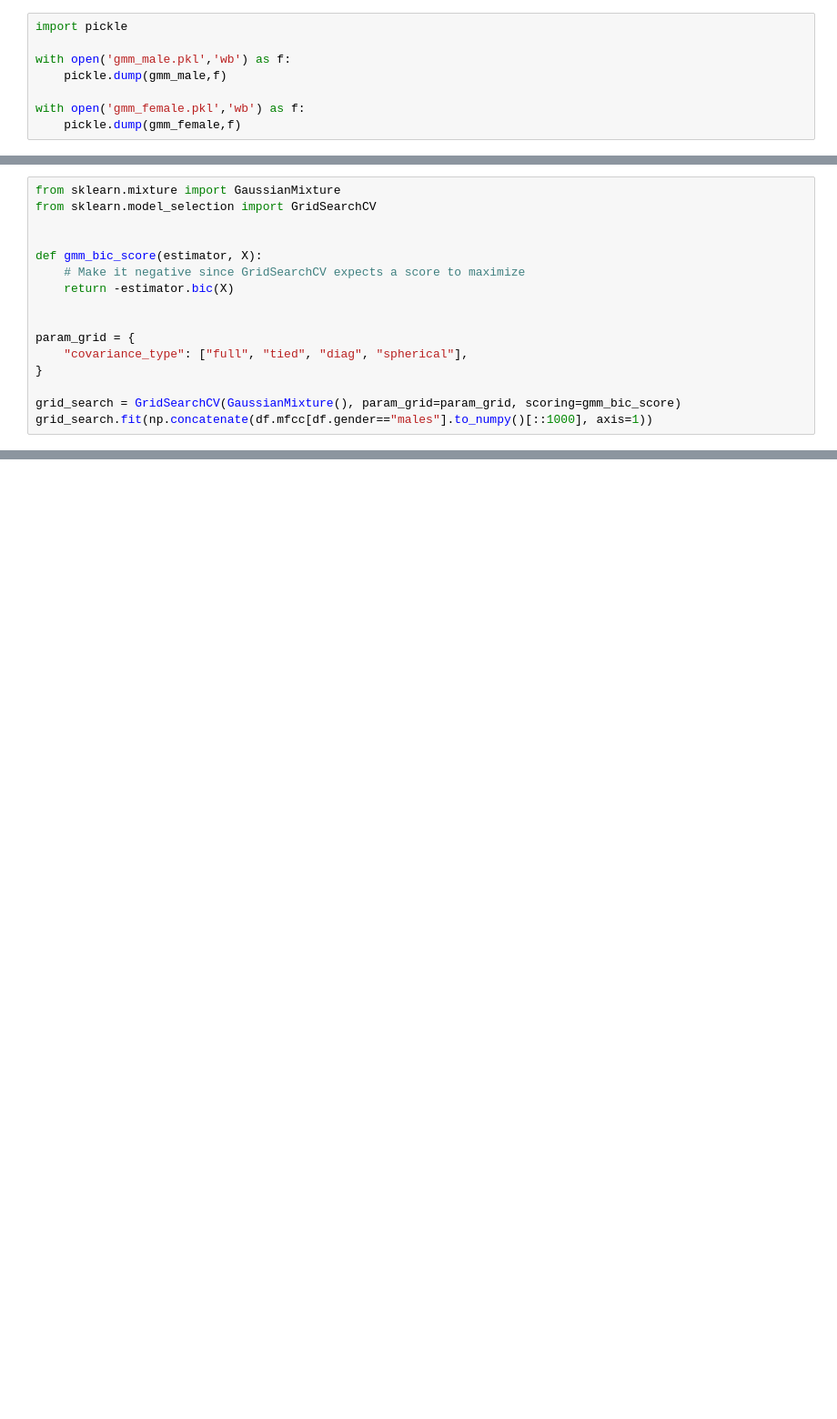
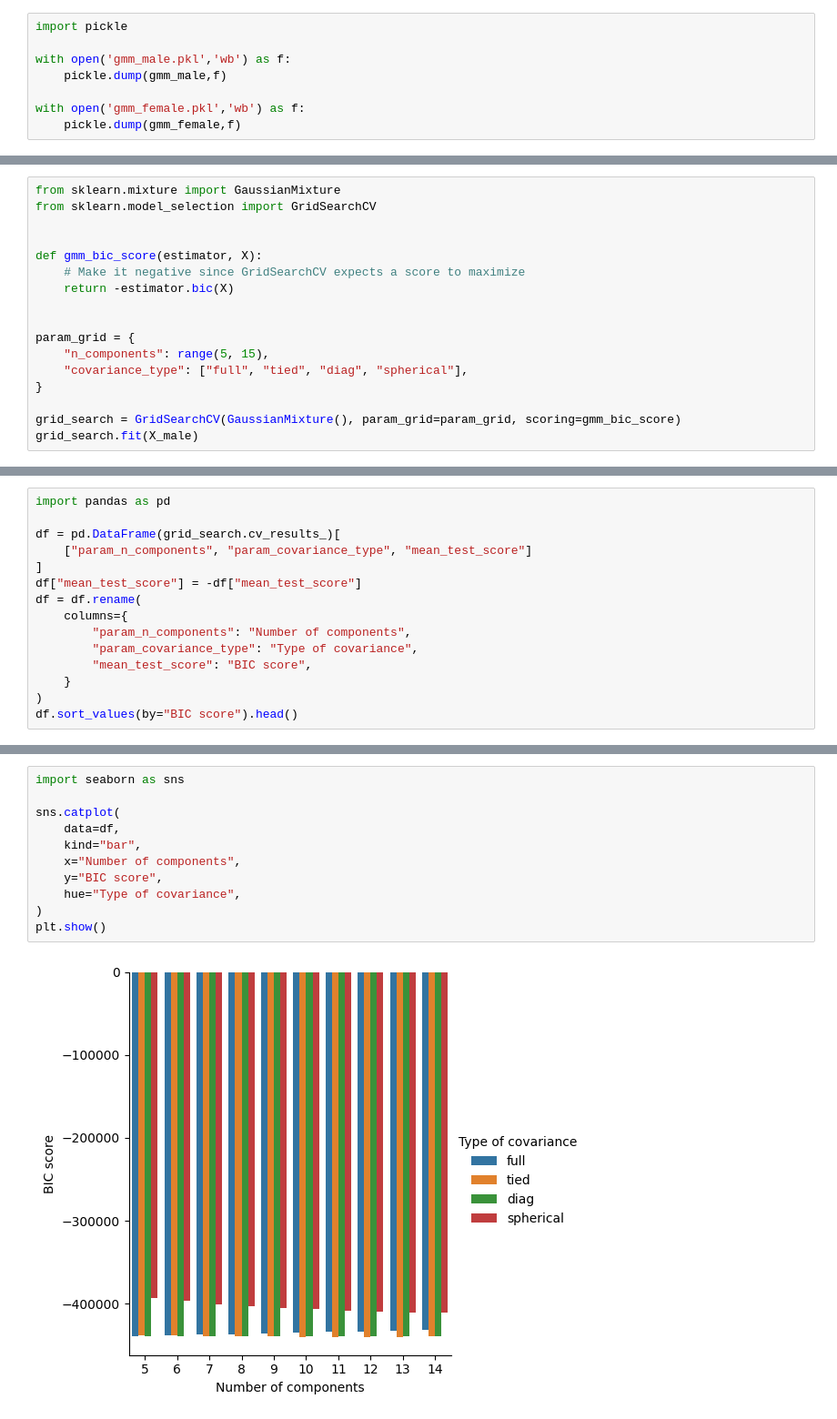
Before and after one commit to GonzaLinares/ProcVoz_Proyecto1, a Jupyter notebook: gender_classifier.ipynb, the cells around one changed output, grey strips where cells are left out. Shown at 91% size. Cells and saved outputs as stored; diff of their text form; blank space fills up the shorter version.

```diff
--- a/gender_classifier.ipynb
+++ b/gender_classifier.ipynb
@@ -194,9 +209,10 @@ def gmm_bic_score(estimator, X):
 
 
 param_grid = {
+    "n_components": range(5, 15),
     "covariance_type": ["full", "tied", "diag", "spherical"],
 }
 
 grid_search = GridSearchCV(GaussianMixture(), param_grid=param_grid, scoring=gmm_bic_score)
-grid_search.fit(np.concatenate(df.mfcc[df.gender=="males"].to_numpy()[::1000], axis=1))
+grid_search.fit(X_male)
 # %% [output]
@@ -223,0 +224,15 @@ GridSearchCV(estimator=GaussianMixture(),
+# %%
+import pandas as pd
+
+df = pd.DataFrame(grid_search.cv_results_)[
+    ["param_n_components", "param_covariance_type", "mean_test_score"]
+]
+df["mean_test_score"] = -df["mean_test_score"]
+df = df.rename(
+    columns={
+        "param_n_components": "Number of components",
+        "param_covariance_type": "Type of covariance",
+        "mean_test_score": "BIC score",
+    }
+)
+df.sort_values(by="BIC score").head()
@@ -223,0 +246,13 @@ GridSearchCV(estimator=GaussianMixture(),
+# %%
+import seaborn as sns
+
+sns.catplot(
+    data=df,
+    kind="bar",
+    x="Number of components",
+    y="BIC score",
+    hue="Type of covariance",
+)
+plt.show()
+# %% [output]
+[figure, added]
```
Also changed, not shown: parts of 16 cells of this notebook.
